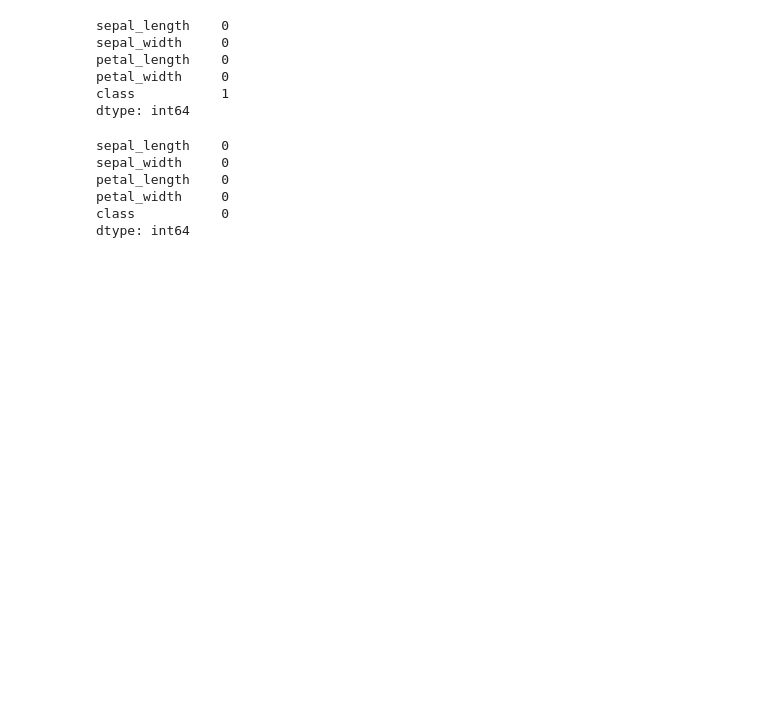
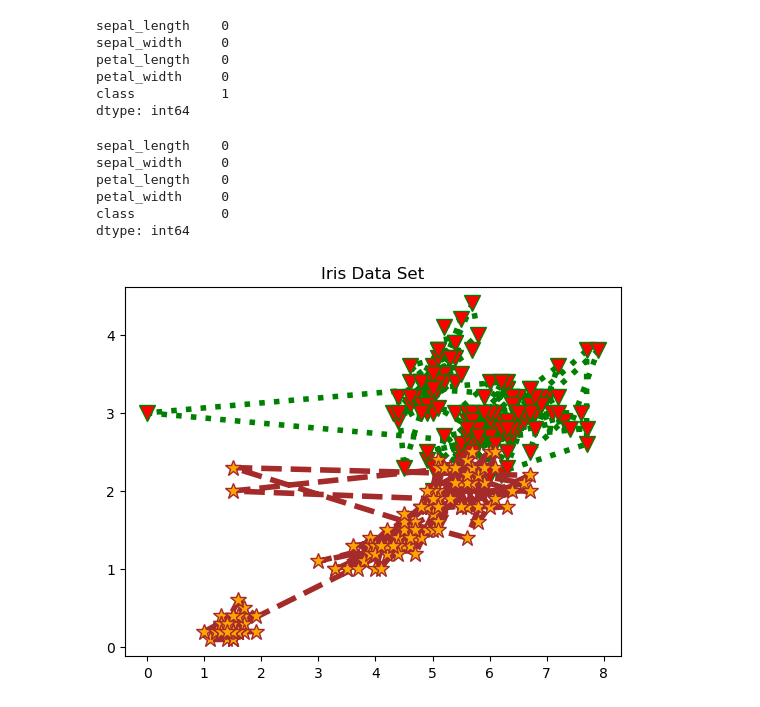
Before and after one commit to padmapriyaravi08/Data-Visualization, a Jupyter notebook: dv.missingvalues.ipynb, the cells around one changed output. Saved outputs shown, nothing was run; the diff lists cells and outputs as text; code cells hidden in the pictures; blank space fills up the shorter version.

```diff
--- a/dv.missingvalues.ipynb
+++ b/dv.missingvalues.ipynb
@@ -131,0 +134,11 @@ dtype: int64
+# %%
+x=df['sepal_length']
+y=df['sepal_width']
+x1=df['petal_length']
+y1=df['petal_width']
+plt.title("Iris Data Set")
+plt.plot(x,y,label="line-1",color='green',linestyle='dotted',linewidth=4,marker='v',markerfacecolor='red',markersize=12)
+plt.plot(x1,y1,label="line-2",color='brown',linestyle='dashed',linewidth=4,marker='*',markerfacecolor='orange',markersize=12,)
+plt.show()
+# %% [output]
+[figure, added]
```
Also changed, not shown: parts of 3 cells of this notebook.
